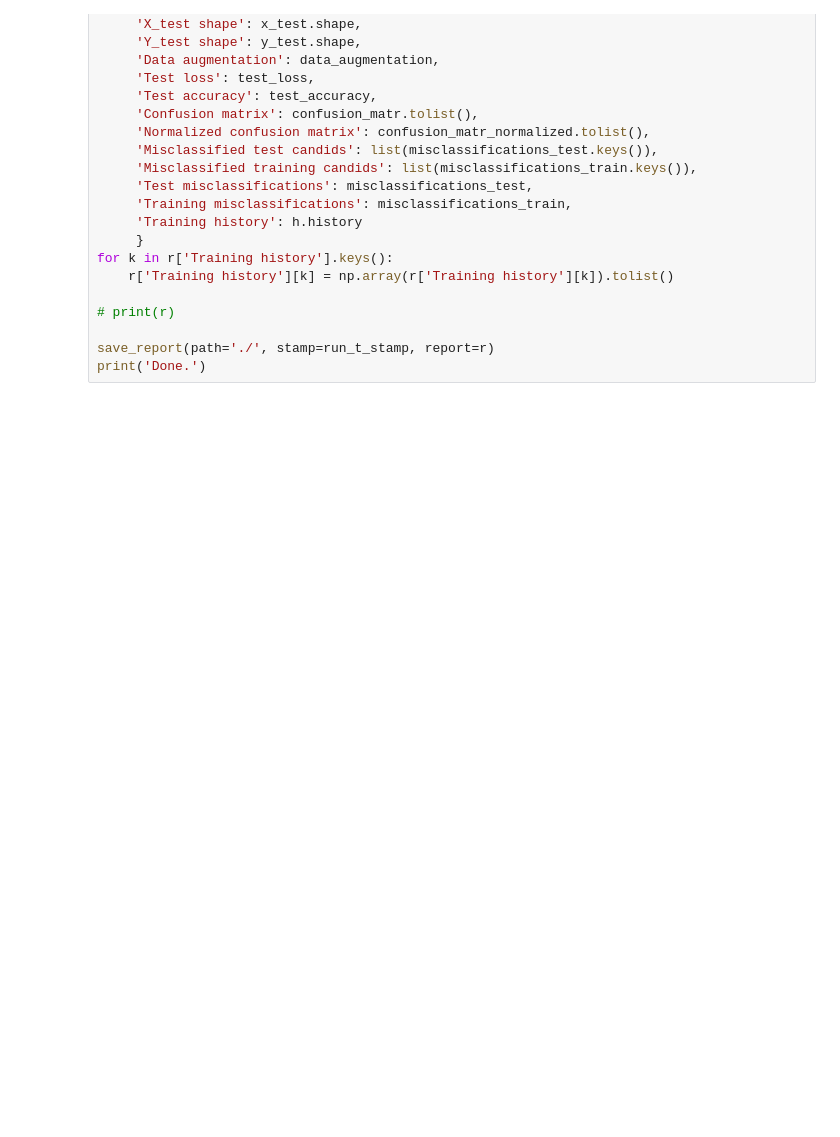
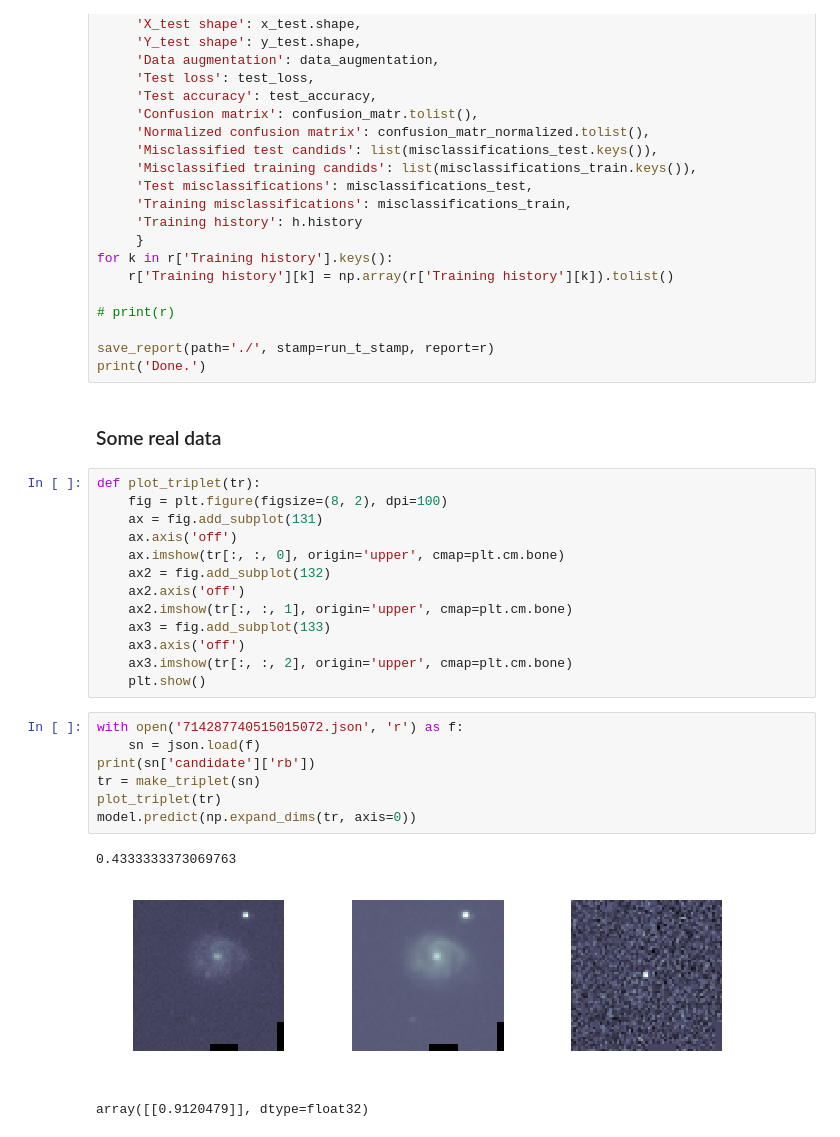
Before and after one commit to dmitryduev/braai, a Jupyter notebook: nb/braai_train.ipynb, the cells around one changed output. Drawn from its saved outputs; the diff is of its cells as text; blank space fills up the shorter version.

```diff
--- a/nb/braai_train.ipynb
+++ b/nb/braai_train.ipynb
@@ -739,3 +740,29 @@ for k in r['Training history'].keys():
 
 save_report(path='./', stamp=run_t_stamp, report=r)
 print('Done.')
+# %% [markdown]
+### Some real data
+# %%
+def plot_triplet(tr):
+    fig = plt.figure(figsize=(8, 2), dpi=100)
+    ax = fig.add_subplot(131)
+    ax.axis('off')
+    ax.imshow(tr[:, :, 0], origin='upper', cmap=plt.cm.bone)
+    ax2 = fig.add_subplot(132)
+    ax2.axis('off')
+    ax2.imshow(tr[:, :, 1], origin='upper', cmap=plt.cm.bone)
+    ax3 = fig.add_subplot(133)
+    ax3.axis('off')
+    ax3.imshow(tr[:, :, 2], origin='upper', cmap=plt.cm.bone)
+    plt.show()
+# %%
+with open('714287740515015072.json', 'r') as f:
+    sn = json.load(f)
+print(sn['candidate']['rb'])
+tr = make_triplet(sn)
+plot_triplet(tr)
+model.predict(np.expand_dims(tr, axis=0))
+# %% [output]
+0.4333333373069763
+[figure, added]
+array([[0.9120479]], dtype=float32)
```
Also changed, not shown: parts of 7 cells of this notebook.
